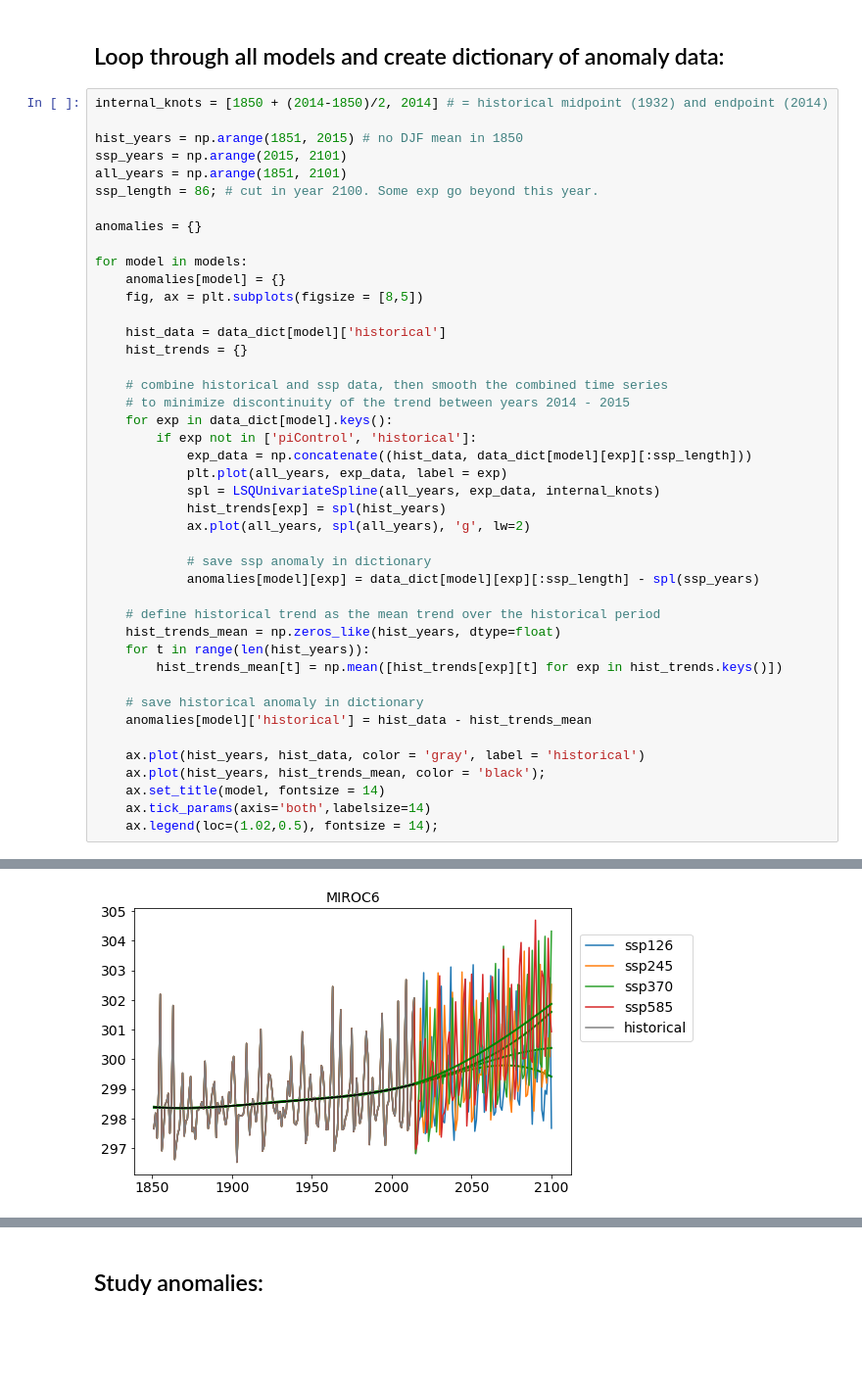
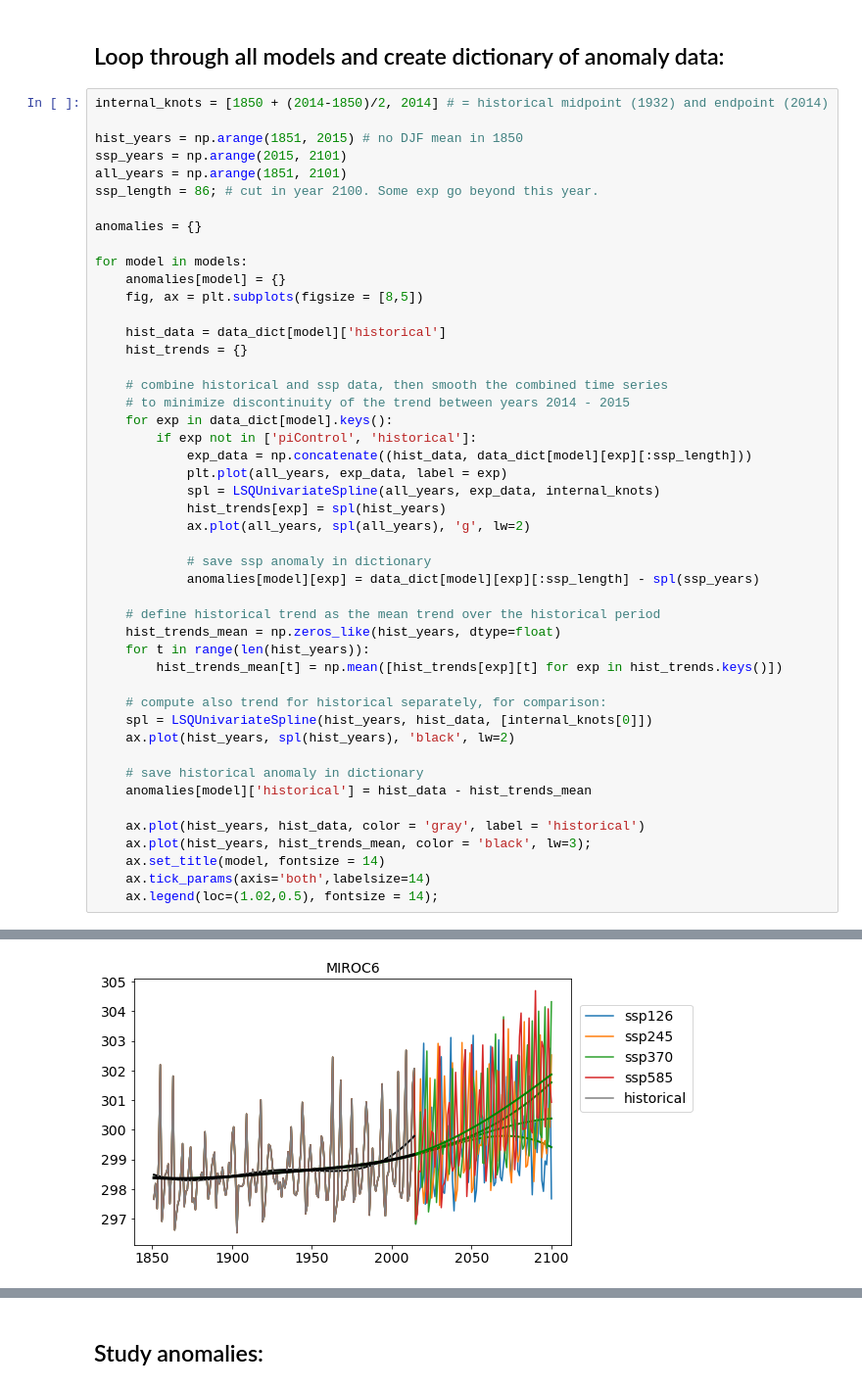
Before and after one commit to Hegebf/enso_paper, a Jupyter notebook: notebooks/single_member_analyses.ipynb, the cells around one changed output, grey strips where cells are left out. Shown at 98% size. Drawn from its saved outputs; the diff is of its cells as text; blank space fills up the shorter version.

```diff
--- a/notebooks/single_member_analyses.ipynb
+++ b/notebooks/single_member_analyses.ipynb
@@ -110,35 +110,39 @@ for model in models:
     # to minimize discontinuity of the trend between years 2014 - 2015
     for exp in data_dict[model].keys():
         if exp not in ['piControl', 'historical']:
             exp_data = np.concatenate((hist_data, data_dict[model][exp][:ssp_length]))
             plt.plot(all_years, exp_data, label = exp)
             spl = LSQUnivariateSpline(all_years, exp_data, internal_knots)
             hist_trends[exp] = spl(hist_years)
             ax.plot(all_years, spl(all_years), 'g', lw=2)
 
             # save ssp anomaly in dictionary
             anomalies[model][exp] = data_dict[model][exp][:ssp_length] - spl(ssp_years)
 
     # define historical trend as the mean trend over the historical period
     hist_trends_mean = np.zeros_like(hist_years, dtype=float)
     for t in range(len(hist_years)):
         hist_trends_mean[t] = np.mean([hist_trends[exp][t] for exp in hist_trends.keys()])
 
+    # compute also trend for historical separately, for comparison:
+    spl = LSQUnivariateSpline(hist_years, hist_data, [internal_knots[0]])
+    ax.plot(hist_years, spl(hist_years), 'black', lw=2)
+
     # save historical anomaly in dictionary
     anomalies[model]['historical'] = hist_data - hist_trends_mean
 
     ax.plot(hist_years, hist_data, color = 'gray', label = 'historical')
-    ax.plot(hist_years, hist_trends_mean, color = 'black');
+    ax.plot(hist_years, hist_trends_mean, color = 'black', lw=3);
     ax.set_title(model, fontsize = 14)
     ax.tick_params(axis='both',labelsize=14)
     ax.legend(loc=(1.02,0.5), fontsize = 14);
 # %% [output]
 [figure]
 [figure]
 [figure]
 [figure]
 [figure]
-[figure, old version]
+[figure, new version]
 [figure]
 [figure]
 [figure]
```
Also changed, not shown: parts of 13 cells of this notebook, 3 other files.
